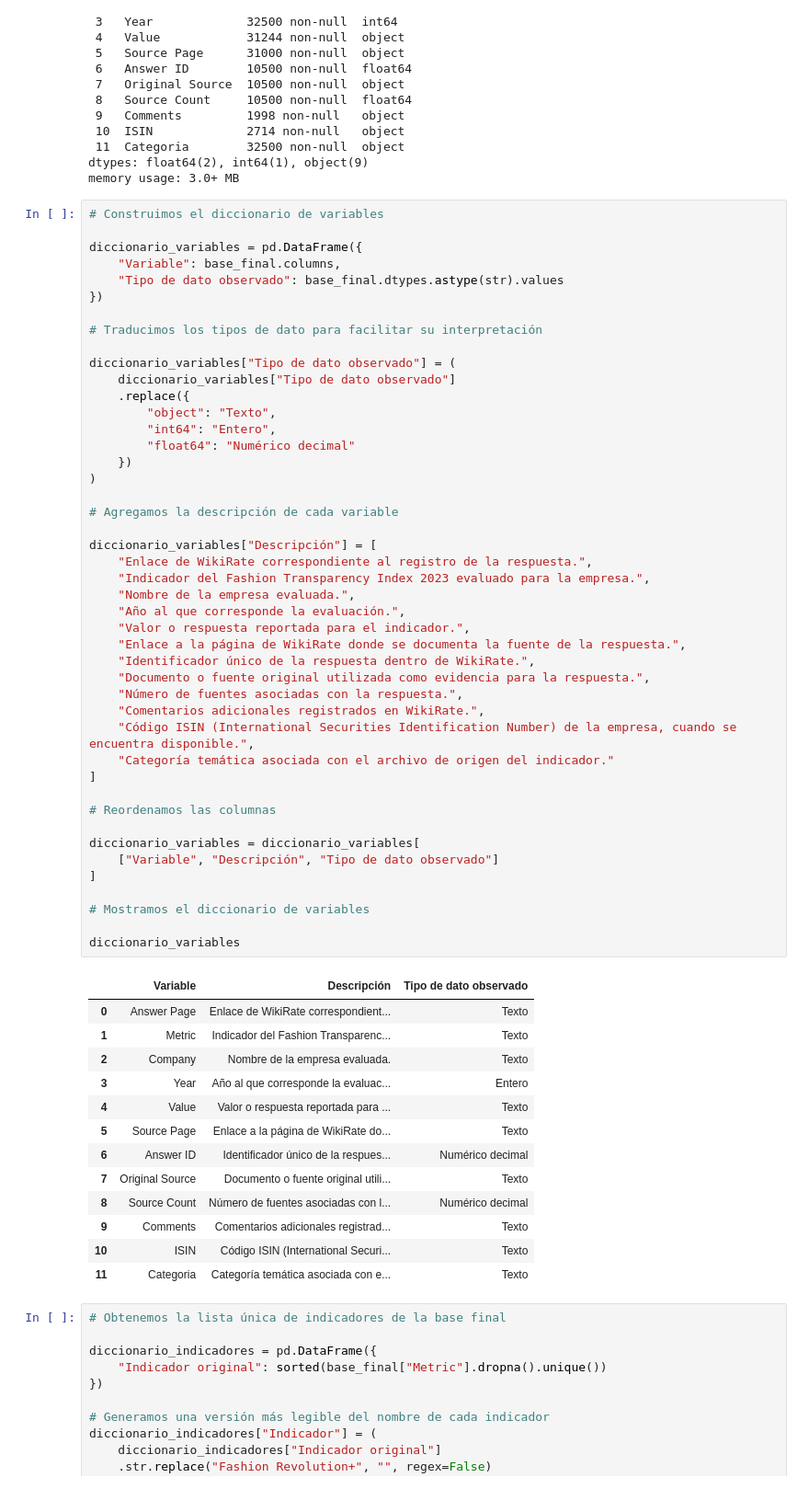
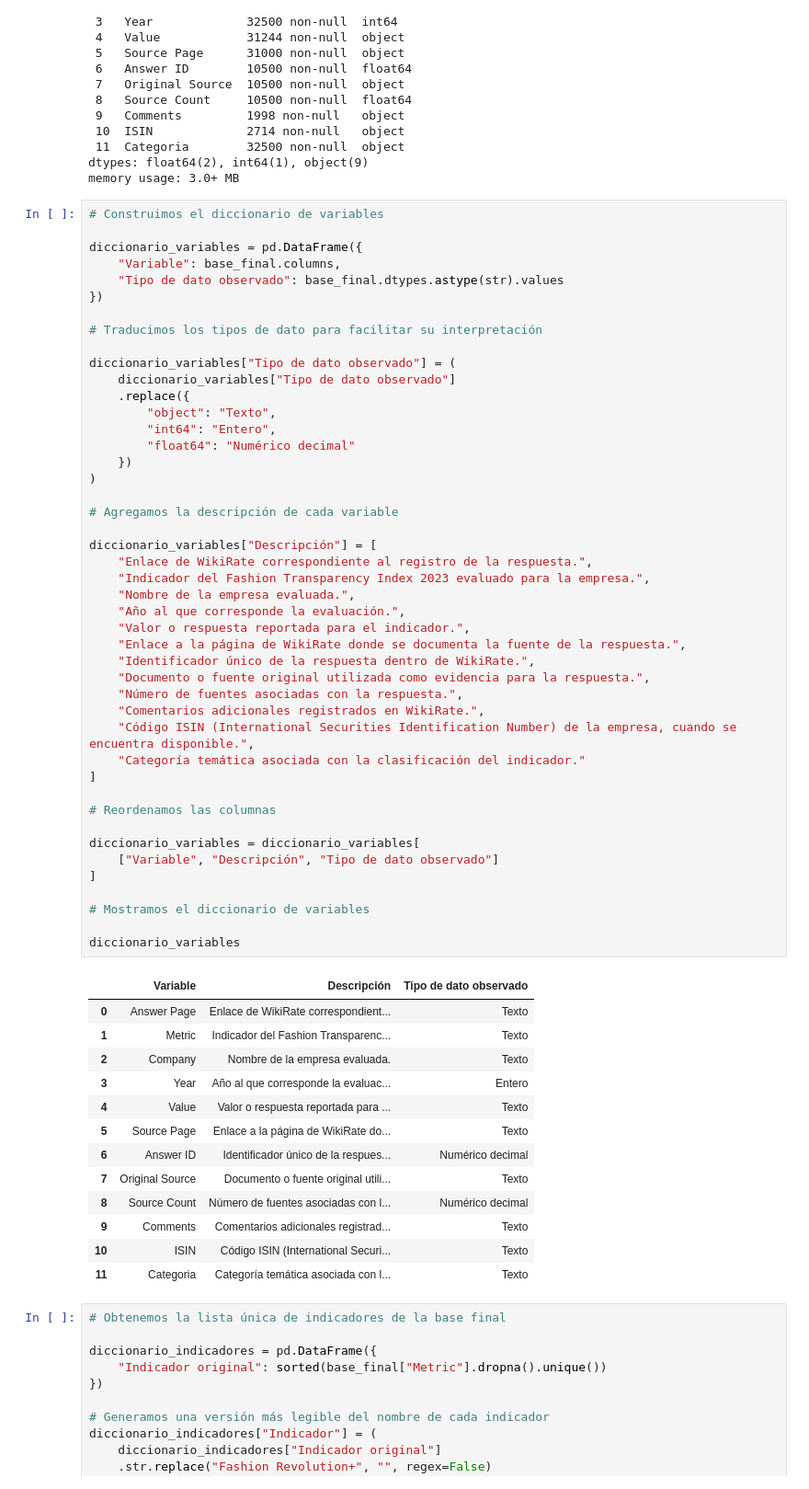
Before and after one commit to avrilsalazarrodriguez/fashion-transparency-index-2023, a Jupyter notebook: scripts/01_construccion_base_integrada.ipynb, the cells around one changed output. Shown at 92% size. Saved outputs shown, nothing was run; the diff lists cells and outputs as text.

```diff
--- a/scripts/01_construccion_base_integrada.ipynb
+++ b/scripts/01_construccion_base_integrada.ipynb
@@ -664,35 +664,35 @@ diccionario_variables["Descripción"] = [
     "Enlace a la página de WikiRate donde se documenta la fuente de la respuesta.",
     "Identificador único de la respuesta dentro de WikiRate.",
     "Documento o fuente original utilizada como evidencia para la respuesta.",
     "Número de fuentes asociadas con la respuesta.",
     "Comentarios adicionales registrados en WikiRate.",
     "Código ISIN (International Securities Identification Number) de la empresa, cuando se encuentra disponible.",
-    "Categoría temática asociada con el archivo de origen del indicador."
+    "Categoría temática asociada con la clasificación del indicador."
 ]
 
 # Reordenamos las columnas
 
 diccionario_variables = diccionario_variables[
     ["Variable", "Descripción", "Tipo de dato observado"]
 ]
 
 # Mostramos el diccionario de variables
 
 diccionario_variables
 # %% [output]
 |  | Variable | Descripción | Tipo de dato observado |
 | 0 | Answer Page | Enlace de WikiRate correspondient... | Texto |
 | 1 | Metric | Indicador del Fashion Transparenc... | Texto |
 | 2 | Company | Nombre de la empresa evaluada. | Texto |
 | 3 | Year | Año al que corresponde la evaluac... | Entero |
 | 4 | Value | Valor o respuesta reportada para ... | Texto |
 | 5 | Source Page | Enlace a la página de WikiRate do... | Texto |
 | 6 | Answer ID | Identificador único de la respues... | Numérico decimal |
 | 7 | Original Source | Documento o fuente original utili... | Texto |
 | 8 | Source Count | Número de fuentes asociadas con l... | Numérico decimal |
 | 9 | Comments | Comentarios adicionales registrad... | Texto |
 | 10 | ISIN | Código ISIN (International Securi... | Texto |
-| 11 | Categoria | Categoría temática asociada con e... | Texto |
+| 11 | Categoria | Categoría temática asociada con l... | Texto |
 # %%
 # Obtenemos la lista única de indicadores de la base final
 
```
Also changed, not shown: parts of 4 cells of this notebook, 5 other files.
